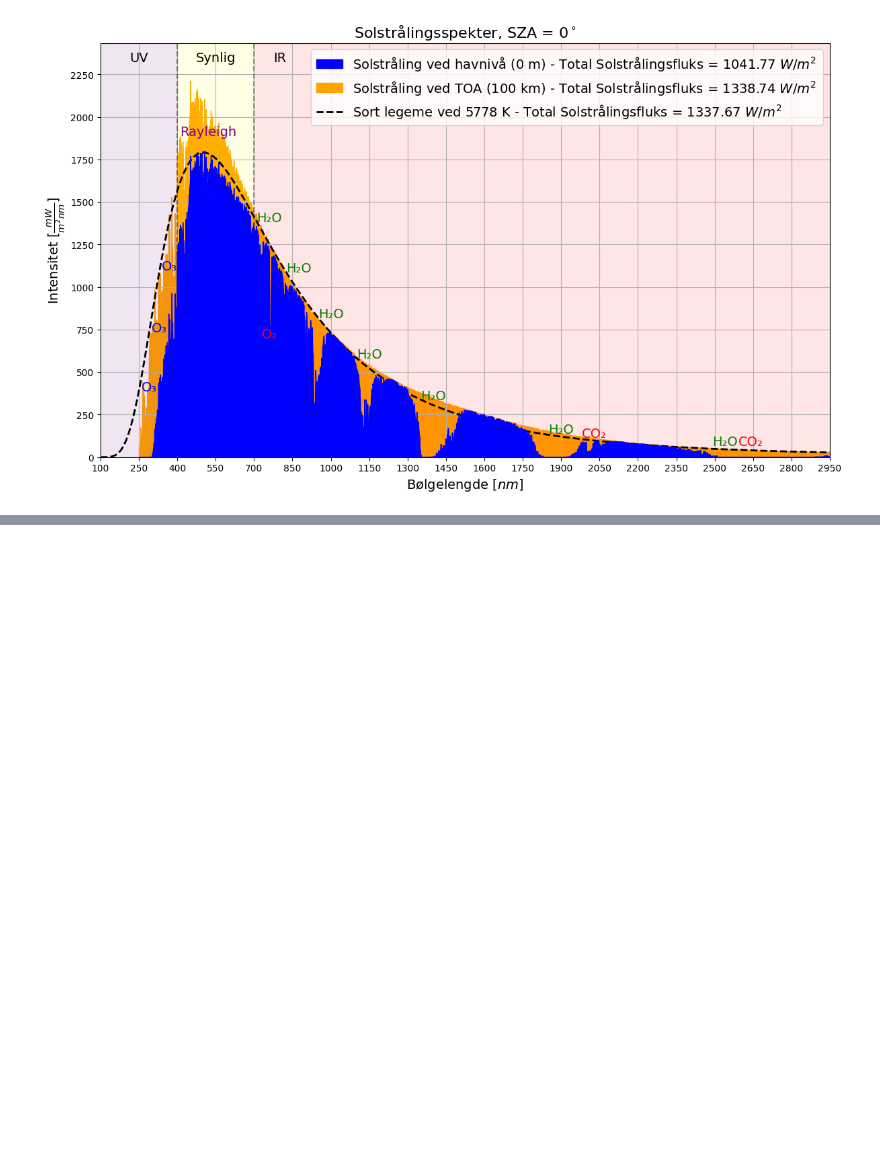
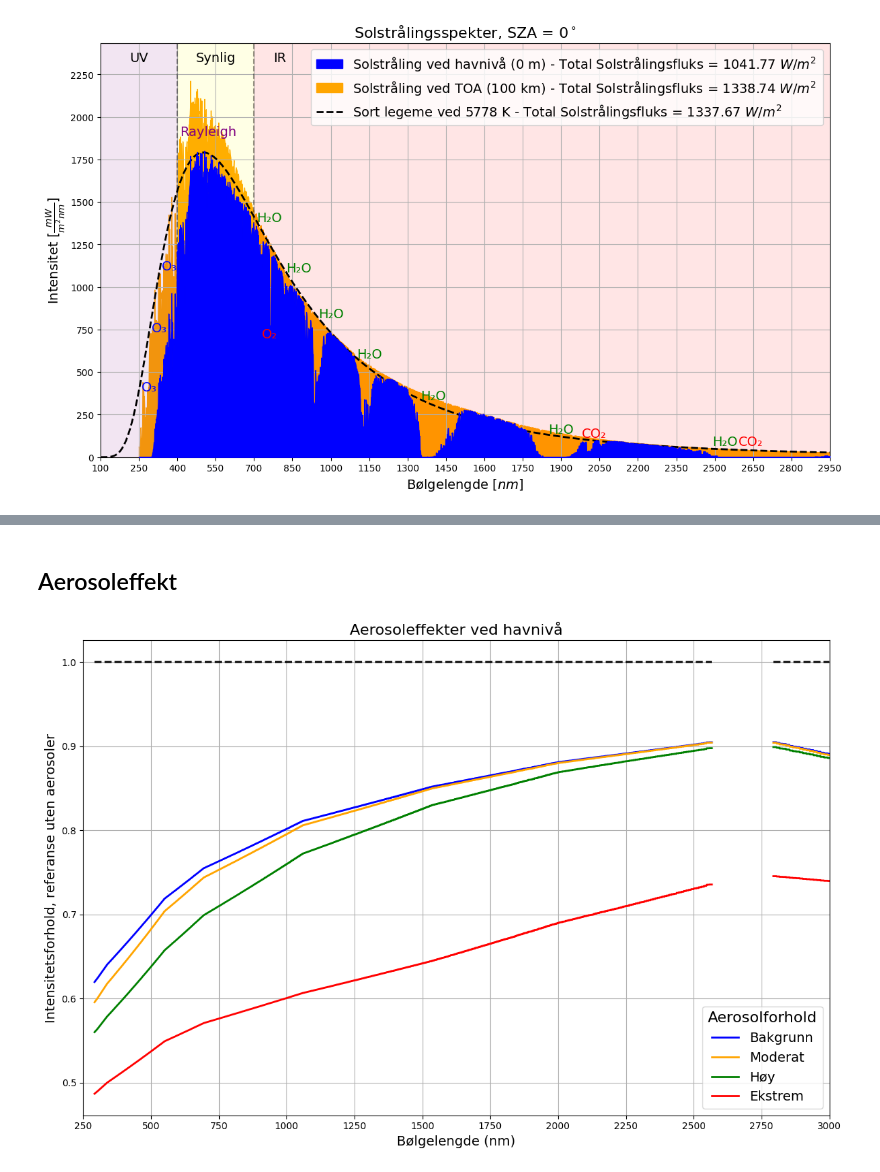
Before and after one commit to SkaugJr/TTK4265-OptiskFjernmaaling, a Jupyter notebook: Prosjekt2/RTM.ipynb, the cells around one changed output, grey strips where cells are left out. Drawn from its saved outputs; the diff is of its cells as text; code cells hidden in the pictures; blank space fills up the shorter version.

Commit message:
aerosoler

```diff
--- a/Prosjekt2/RTM.ipynb
+++ b/Prosjekt2/RTM.ipynb
@@ -599,0 +603,35 @@ plt.show()
+# %% [markdown]
+## Aerosoleffekt
+# %%
+aer1 = parse_uvspec_output('Data/aer1.OUT')
+aer2 = parse_uvspec_output('Data/aer2.OUT')
+aer3 = parse_uvspec_output('Data/aer3.OUT')
+aer4 = parse_uvspec_output('Data/aer4.OUT')
+
+
+plt.figure(figsize=(12, 8))
+
+# Plotte direkte stråling for hver aerosoltype som forhold til sol
+plt.plot(solar[:,0], solar[:,1]/solar[:,1], linewidth=2, color='black', linestyle='--')
+
+plt.plot(aer1['lambda'], aer1['edir']/solar[:,1], label='Bakgrunn', linewidth=2, color='blue')
+plt.plot(aer2['lambda'], aer2['edir']/solar[:,1], label='Moderat', linewidth=2, color='orange')
+plt.plot(aer3['lambda'], aer3['edir']/solar[:,1], label='Høy', linewidth=2, color='green')
+plt.plot(aer4['lambda'], aer4['edir']/solar[:,1], label='Ekstrem', linewidth=2, color='red')
+
+
+# Set axis labels and title
+plt.xlabel('Bølgelengde (nm)', fontsize=14)
+plt.ylabel('Intensitetsforhold, referanse uten aerosoler', fontsize=14)
+plt.title('Aerosoleffekter ved havnivå', fontsize=16)
+plt.legend(title='Aerosolforhold', title_fontsize='16', fontsize='14')
+
+
+plt.xlim(250, 3000)
+plt.xticks(np.arange(250, 3001, 250))
+plt.grid(True)
+
+plt.tight_layout()
+plt.show()
+# %% [output]
+[figure, added]
```
Also changed, not shown: parts of 5 cells of this notebook, 6 other files.
